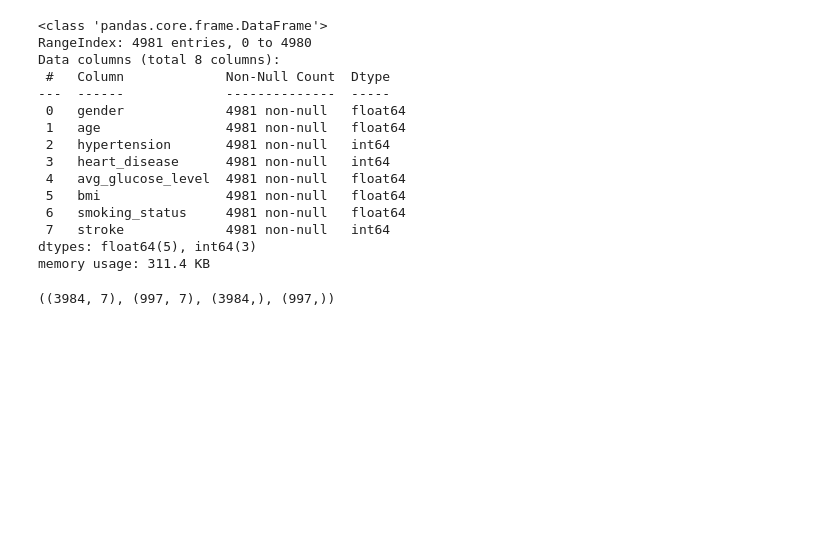
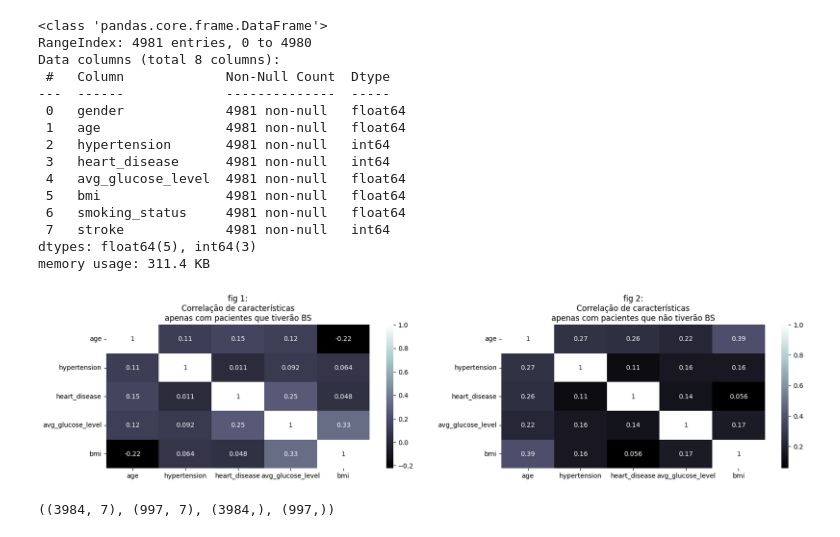
Before and after one commit to gabrielnunesmarques/MachineLearning, a Jupyter notebook: brainstroke.ipynb, the cells around one changed output. Saved outputs shown, nothing was run; the diff lists cells and outputs as text; code cells hidden in the pictures; blank space fills up the shorter version.

Commit message:
Update brainstroke.ipynb
Removido alguns campos que não serão mais utilizado.

Adicionado a previsão individual de valores baseado em vetor.

```diff
--- a/brainstroke.ipynb
+++ b/brainstroke.ipynb
@@ -100,6 +92,23 @@ Data columns (total 8 columns):
  7   stroke             4981 non-null   int64
 dtypes: float64(5), int64(3)
 memory usage: 311.4 KB
+# %%
+#buscando correlações
+plt.figure(figsize=(20,4))
+plt.subplot(121)
+plt.title="Among Brain Stroke patient"
+df_Y = df.loc[df['stroke']==1]
+Corr_1 = df_Y[['age','hypertension','heart_disease','avg_glucose_level','bmi']]
+ax_1 = sns.heatmap(Corr_1.corr(), annot=True, cmap="bone")
+ax_1.set(title='fig 1:\nCorrelação de características\napenas com pacientes que tiverão BS')
+plt.subplot(122)
+df_N = df.loc[df['stroke']==0]
+Corr_2 = df_N[['age','hypertension','heart_disease','avg_glucose_level','bmi']]
+ax_2 = sns.heatmap(Corr_2.corr(), annot=True, cmap="bone")
+ax_2.set(title='fig 2:\nCorrelação de características\napenas com pacientes que não tiverão BS')
+plt.show()
+# %% [output]
+[figure, added]
 # %%
 # Definição dos imputs e do nosso objetivo
 from sklearn.model_selection import GridSearchCV,train_test_split
```
Also changed, not shown: parts of 9 cells of this notebook.
